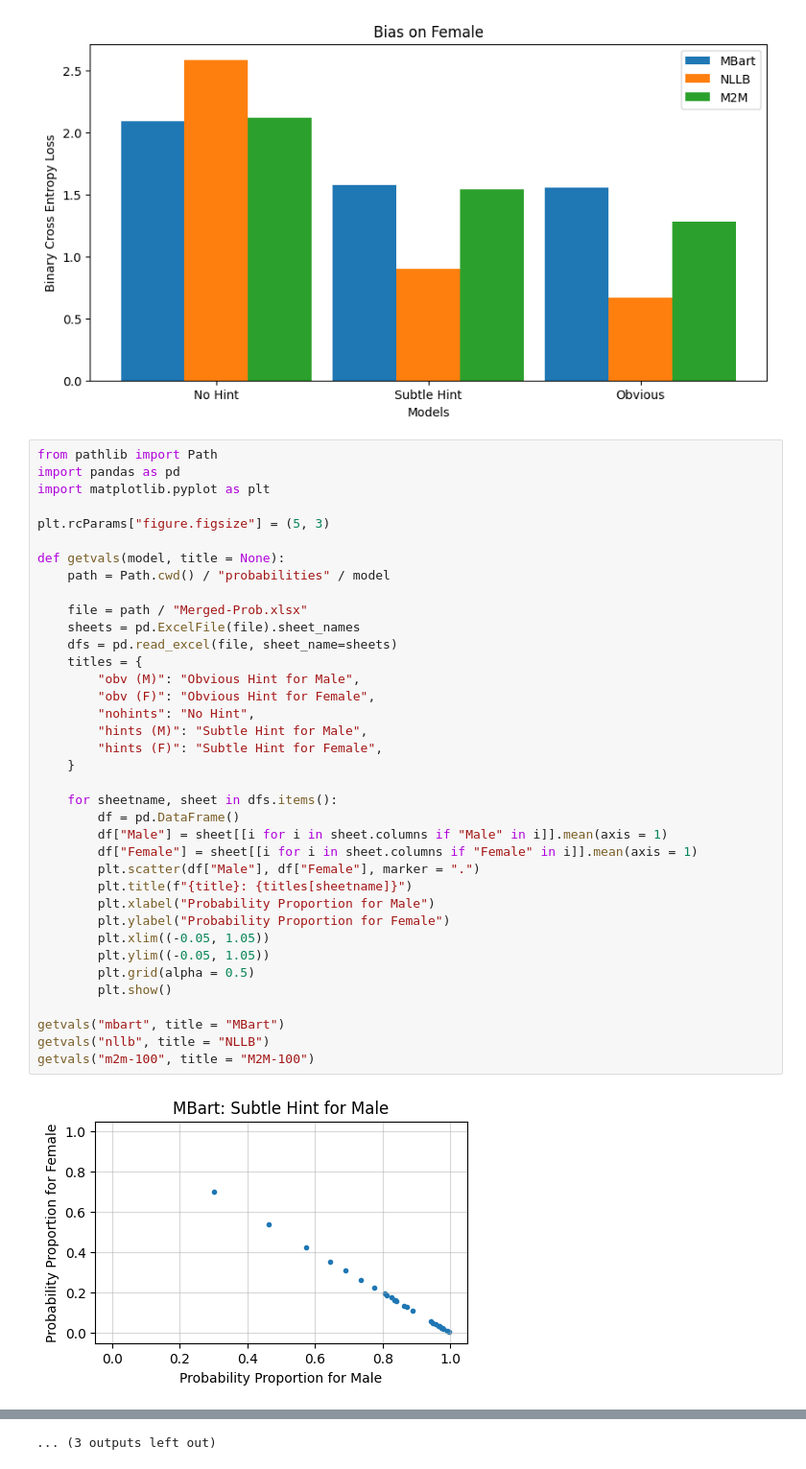
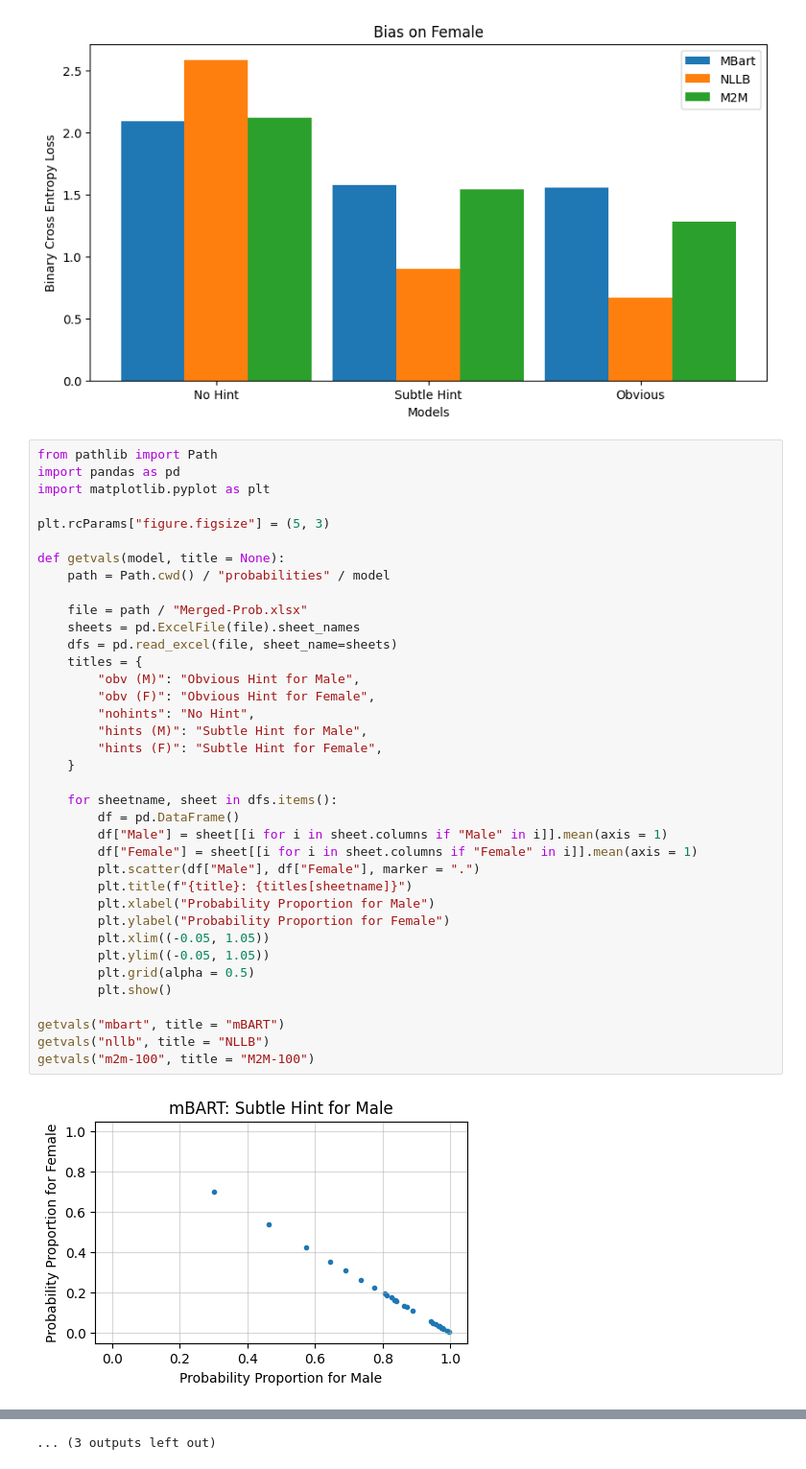
Before and after one commit to RcwYuen/ucl-comp0087-snlp-cw, a Jupyter notebook: to_excel.ipynb, the cells around one changed output, grey strips where cells are left out. Shown at 96% size. Cells and saved outputs as stored; diff of their text form.

```diff
--- a/to_excel.ipynb
+++ b/to_excel.ipynb
@@ -60,32 +60,32 @@ plt.rcParams["figure.figsize"] = (5, 3)
 def getvals(model, title = None):
     path = Path.cwd() / "probabilities" / model
 
     file = path / "Merged-Prob.xlsx"
     sheets = pd.ExcelFile(file).sheet_names
     dfs = pd.read_excel(file, sheet_name=sheets)
     titles = {
         "obv (M)": "Obvious Hint for Male",
         "obv (F)": "Obvious Hint for Female",
         "nohints": "No Hint",
         "hints (M)": "Subtle Hint for Male",
         "hints (F)": "Subtle Hint for Female",
     }
 
     for sheetname, sheet in dfs.items():
         df = pd.DataFrame()
         df["Male"] = sheet[[i for i in sheet.columns if "Male" in i]].mean(axis = 1)
         df["Female"] = sheet[[i for i in sheet.columns if "Female" in i]].mean(axis = 1)
         plt.scatter(df["Male"], df["Female"], marker = ".")
         plt.title(f"{title}: {titles[sheetname]}")
         plt.xlabel("Probability Proportion for Male")
         plt.ylabel("Probability Proportion for Female")
         plt.xlim((-0.05, 1.05))
         plt.ylim((-0.05, 1.05))
         plt.grid(alpha = 0.5)
         plt.show()
 
-getvals("mbart", title = "MBart")
+getvals("mbart", title = "mBART")
 getvals("nllb", title = "NLLB")
 getvals("m2m-100", title = "M2M-100")
 # %% [output]
-[figure, old version]
+[figure, new version]
```
Also changed, not shown: parts of 2 cells of this notebook.
